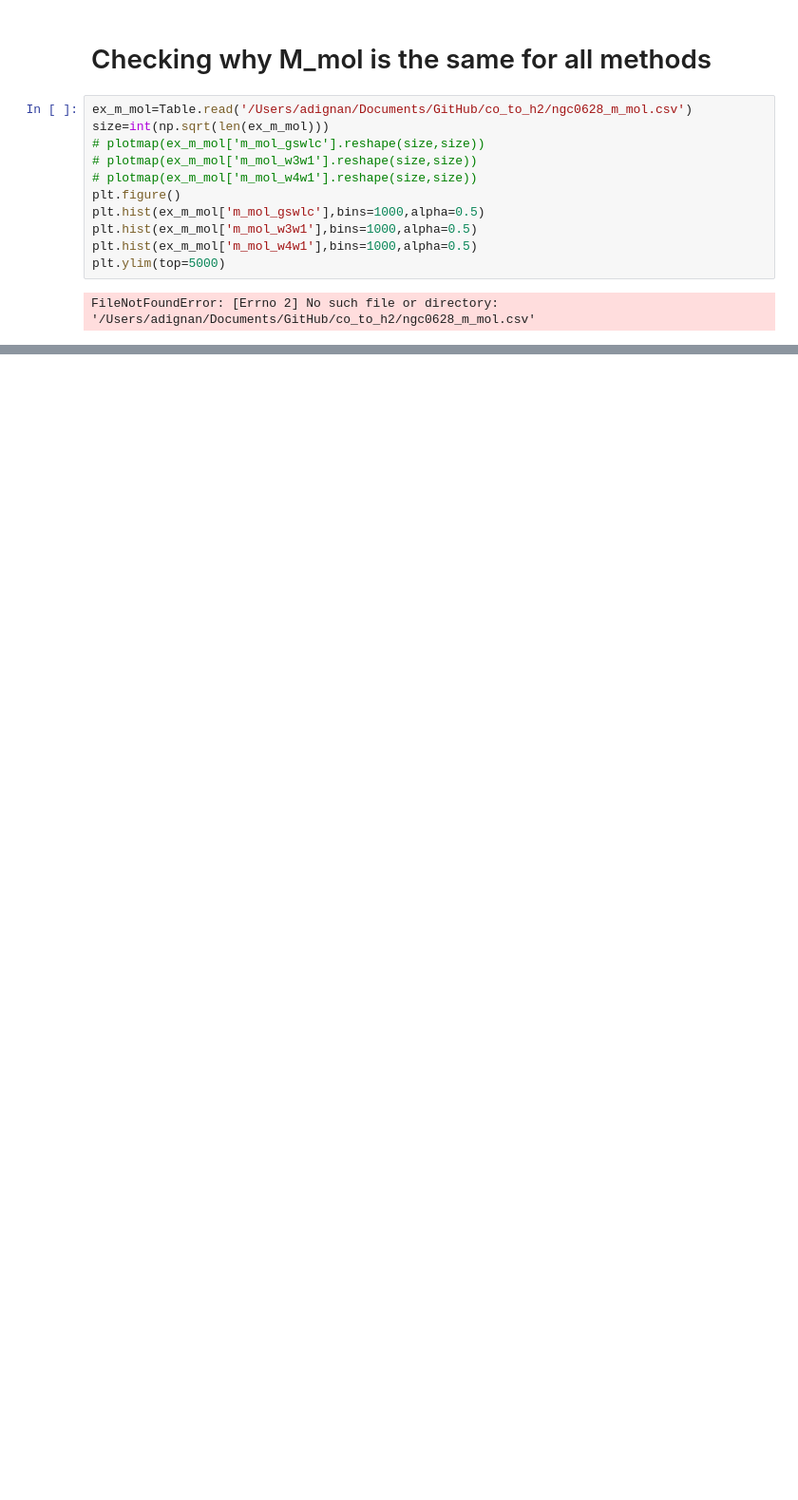
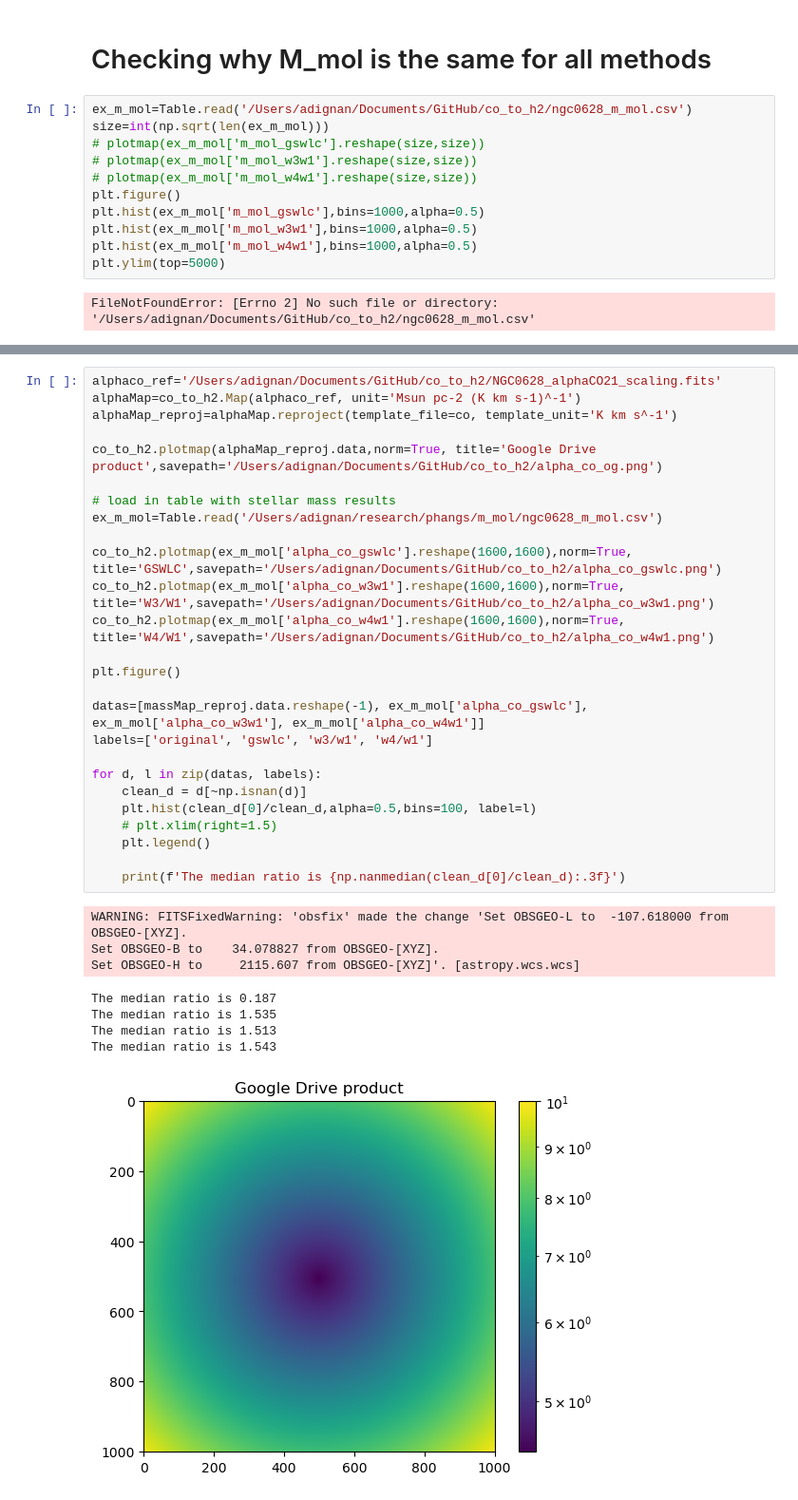
Before and after one commit to annadignan/co_to_h2, a Jupyter notebook: work.ipynb, the cells around one changed output, grey strips where cells are left out. Shown at 95% size. Cells and saved outputs as stored; diff of their text form; blank space fills up the shorter version.

```diff
--- a/work.ipynb
+++ b/work.ipynb
@@ -171,0 +269,35 @@ FileNotFoundError: [Errno 2] No such file or directory: '/Users/adignan/Document
+# %%
+alphaco_ref='/Users/adignan/Documents/GitHub/co_to_h2/NGC0628_alphaCO21_scaling.fits'
+alphaMap=co_to_h2.Map(alphaco_ref, unit='Msun pc-2 (K km s-1)^-1')
+alphaMap_reproj=alphaMap.reproject(template_file=co, template_unit='K km s^-1')
+
+co_to_h2.plotmap(alphaMap_reproj.data,norm=True, title='Google Drive product',savepath='/Users/adignan/Documents/GitHub/co_to_h2/alpha_co_og.png')
+
+# load in table with stellar mass results
+ex_m_mol=Table.read('/Users/adignan/research/phangs/m_mol/ngc0628_m_mol.csv')
+
+co_to_h2.plotmap(ex_m_mol['alpha_co_gswlc'].reshape(1600,1600),norm=True, title='GSWLC',savepath='/Users/adignan/Documents/GitHub/co_to_h2/alpha_co_gswlc.png')
+co_to_h2.plotmap(ex_m_mol['alpha_co_w3w1'].reshape(1600,1600),norm=True, title='W3/W1',savepath='/Users/adignan/Documents/GitHub/co_to_h2/alpha_co_w3w1.png')
+co_to_h2.plotmap(ex_m_mol['alpha_co_w4w1'].reshape(1600,1600),norm=True, title='W4/W1',savepath='/Users/adignan/Documents/GitHub/co_to_h2/alpha_co_w4w1.png')
+
+plt.figure()
+
+datas=[massMap_reproj.data.reshape(-1), ex_m_mol['alpha_co_gswlc'], ex_m_mol['alpha_co_w3w1'], ex_m_mol['alpha_co_w4w1']]
+labels=['original', 'gswlc', 'w3/w1', 'w4/w1']
+
+for d, l in zip(datas, labels):
+    clean_d = d[~np.isnan(d)]
+    plt.hist(clean_d[0]/clean_d,alpha=0.5,bins=100, label=l)
+    # plt.xlim(right=1.5)
+    plt.legend()
+
+    print(f'The median ratio is {np.nanmedian(clean_d[0]/clean_d):.3f}')
+# %% [output]
+WARNING: FITSFixedWarning: 'obsfix' made the change 'Set OBSGEO-L to  -107.618000 from OBSGEO-[XYZ].
+Set OBSGEO-B to    34.078827 from OBSGEO-[XYZ].
+Set OBSGEO-H to     2115.607 from OBSGEO-[XYZ]'. [astropy.wcs.wcs]
+The median ratio is 0.187
+The median ratio is 1.535
+The median ratio is 1.513
+The median ratio is 1.543
+[figure, added]
```
Also changed, not shown: parts of 14 cells of this notebook, 12 other files.
